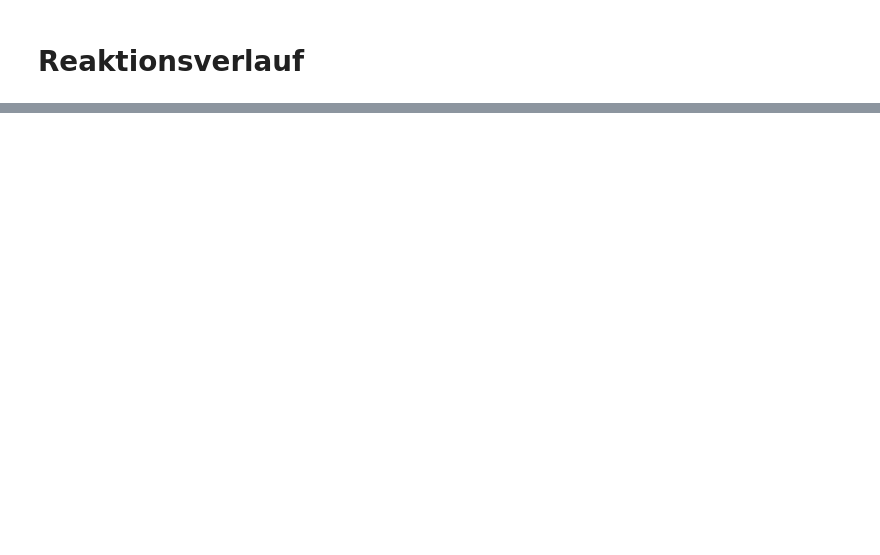
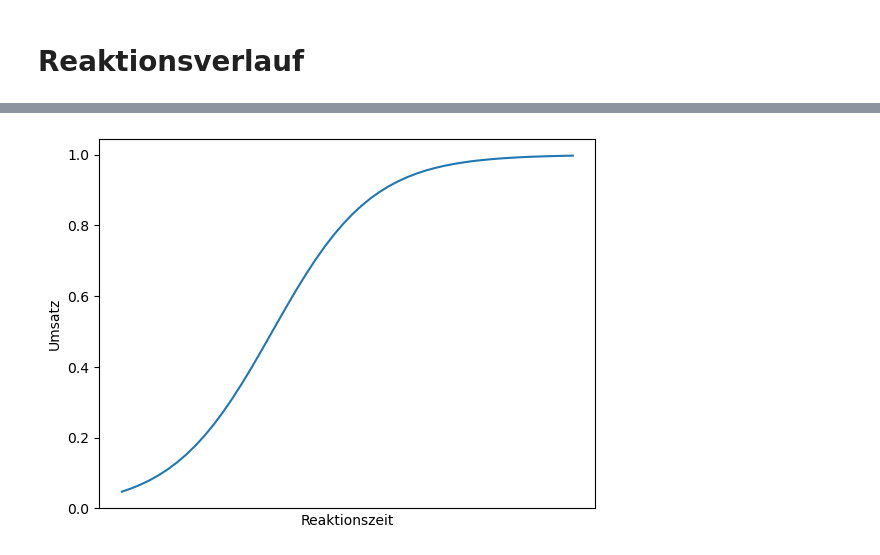
Before and after one commit to Rankenstein678/Makro, a Jupyter notebook: AMC3/AMC3.ipynb, the cells around one changed output, grey strips where cells are left out. Saved outputs shown, nothing was run; the diff lists cells and outputs as text; code cells hidden in the pictures; blank space fills up the shorter version.

```diff
--- a/AMC3/AMC3.ipynb
+++ b/AMC3/AMC3.ipynb
@@ -117,0 +296,12 @@ ax.plot(t_min[T>317.15],umsatz)
+# %%
+fig, ax = plt.subplots()
+xs = np.linspace(0,18)
+def logist(x):
+    return( 1/(1+np.exp(-.5*(x-6))))
+ax.plot(xs,logist(xs))
+ax.xaxis.set_ticks([])
+ax.set_xlabel("Reaktionszeit")
+ax.set_ylabel("Umsatz")
+fig.savefig("logistisch.pdf")
+# %% [output]
+[figure, added]
```
Also changed, not shown: parts of 7 cells of this notebook, 41 other files.
